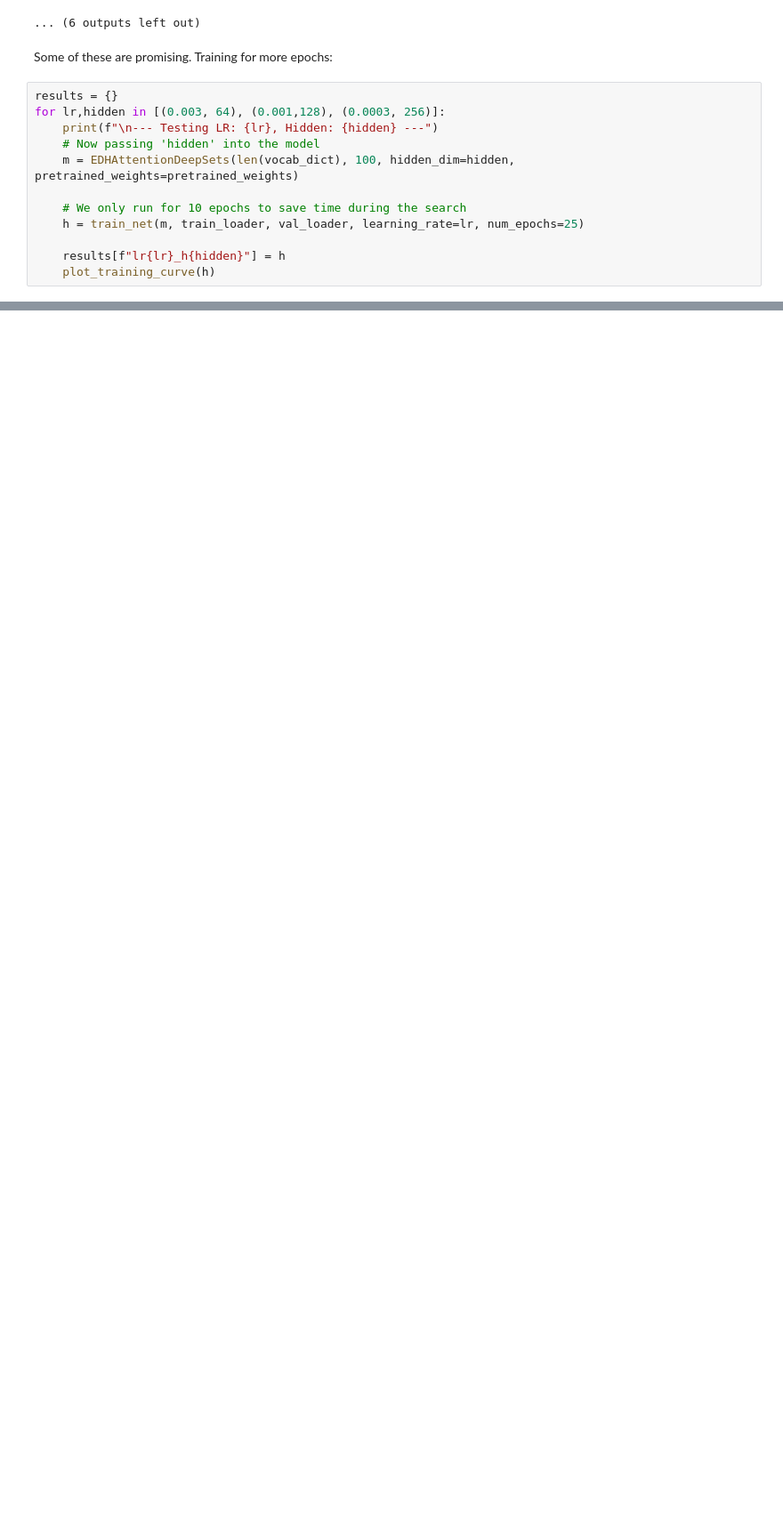
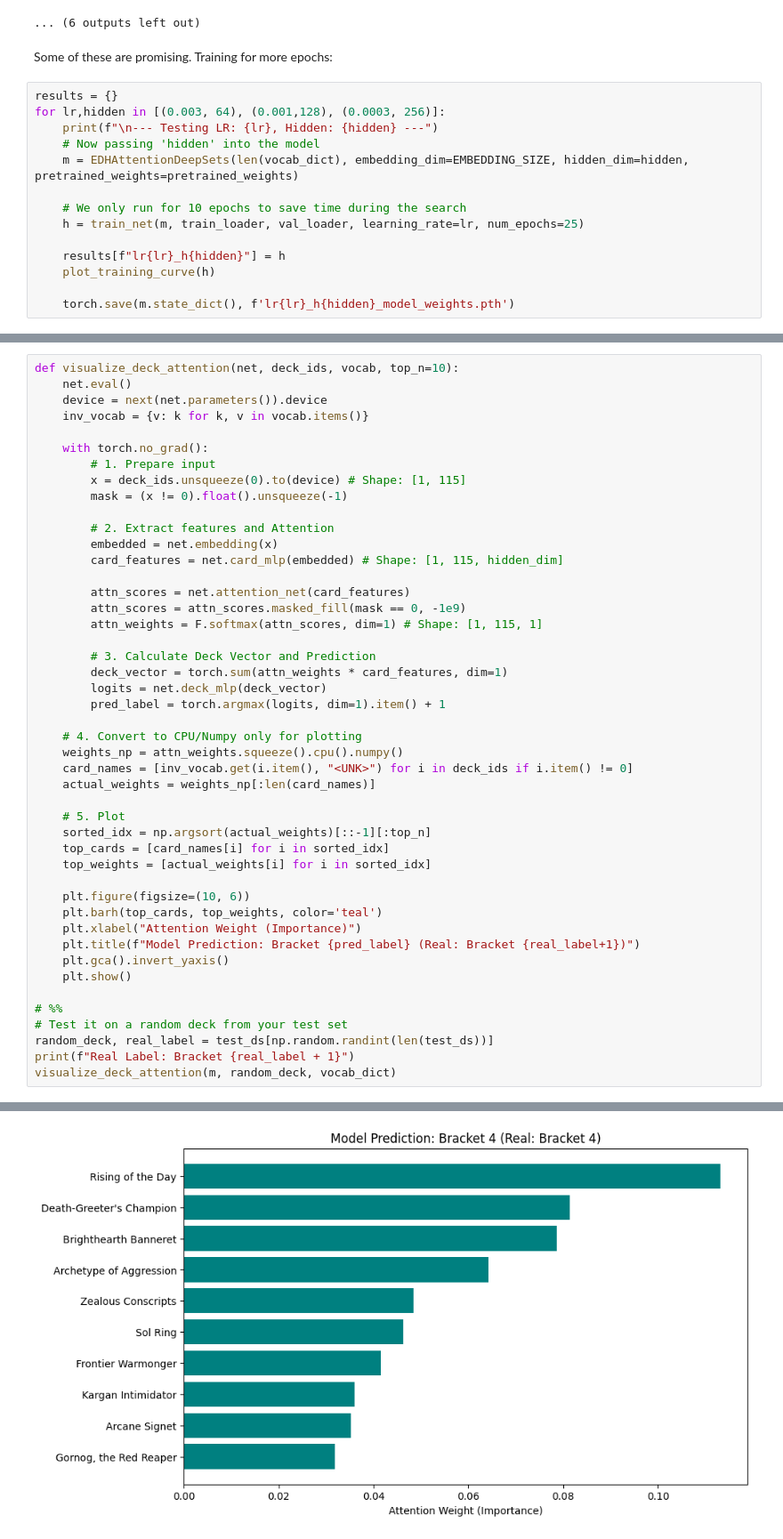
Before and after one commit to pengkev/mtg-deck-evaluator, a Jupyter notebook: models/item2vec-deepsets/deepset.ipynb, the cells around one changed output, grey strips where cells are left out. Shown at 89% size. Saved outputs shown, nothing was run; the diff lists cells and outputs as text; blank space fills up the shorter version.

```diff
--- a/models/item2vec-deepsets/deepset.ipynb
+++ b/models/item2vec-deepsets/deepset.ipynb
@@ -578,12 +577,14 @@ results = {}
 for lr,hidden in [(0.003, 64), (0.001,128), (0.0003, 256)]:
     print(f"\n--- Testing LR: {lr}, Hidden: {hidden} ---")
     # Now passing 'hidden' into the model
-    m = EDHAttentionDeepSets(len(vocab_dict), 100, hidden_dim=hidden, pretrained_weights=pretrained_weights)
+    m = EDHAttentionDeepSets(len(vocab_dict), embedding_dim=EMBEDDING_SIZE, hidden_dim=hidden, pretrained_weights=pretrained_weights)
 
     # We only run for 10 epochs to save time during the search
     h = train_net(m, train_loader, val_loader, learning_rate=lr, num_epochs=25)
 
     results[f"lr{lr}_h{hidden}"] = h
     plot_training_curve(h)
+
+    torch.save(m.state_dict(), f'lr{lr}_h{hidden}_model_weights.pth')
 # %% [output]
 --- Testing LR: 0.003, Hidden: 64 ---
@@ -642,0 +650,47 @@ Epoch 25: Train Acc: 25.28% | Val Acc: 20.23%
+# %%
+def visualize_deck_attention(net, deck_ids, vocab, top_n=10):
+    net.eval()
+    device = next(net.parameters()).device
+    inv_vocab = {v: k for k, v in vocab.items()}
+
+    with torch.no_grad():
+        # 1. Prepare input
+        x = deck_ids.unsqueeze(0).to(device) # Shape: [1, 115]
+        mask = (x != 0).float().unsqueeze(-1)
+
+        # 2. Extract features and Attention
+        embedded = net.embedding(x)
+        card_features = net.card_mlp(embedded) # Shape: [1, 115, hidden_dim]
+
+        attn_scores = net.attention_net(card_features)
+        attn_scores = attn_scores.masked_fill(mask == 0, -1e9)
+        attn_weights = F.softmax(attn_scores, dim=1) # Shape: [1, 115, 1]
+
+        # 3. Calculate Deck Vector and Prediction
+        deck_vector = torch.sum(attn_weights * card_features, dim=1)
+        logits = net.deck_mlp(deck_vector)
+        pred_label = torch.argmax(logits, dim=1).item() + 1
+
+    # 4. Convert to CPU/Numpy only for plotting
+    weights_np = attn_weights.squeeze().cpu().numpy()
+    card_names = [inv_vocab.get(i.item(), "<UNK>") for i in deck_ids if i.item() != 0]
+    actual_weights = weights_np[:len(card_names)]
+
+    # 5. Plot
+    sorted_idx = np.argsort(actual_weights)[::-1][:top_n]
+    top_cards = [card_names[i] for i in sorted_idx]
+    top_weights = [actual_weights[i] for i in sorted_idx]
+
+    plt.figure(figsize=(10, 6))
+    plt.barh(top_cards, top_weights, color='teal')
+    plt.xlabel("Attention Weight (Importance)")
+    plt.title(f"Model Prediction: Bracket {pred_label} (Real: Bracket {real_label+1})")
+    plt.gca().invert_yaxis()
+    plt.show()
+
+# %%
+# Test it on a random deck from your test set
+random_deck, real_label = test_ds[np.random.randint(len(test_ds))]
+print(f"Real Label: Bracket {real_label + 1}")
+visualize_deck_attention(m, random_deck, vocab_dict)
+# %% [output]
@@ -642,0 +698 @@ Epoch 25: Train Acc: 25.28% | Val Acc: 20.23%
+[figure, added]
```
Also changed, not shown: parts of 16 cells of this notebook, 1 other file.
